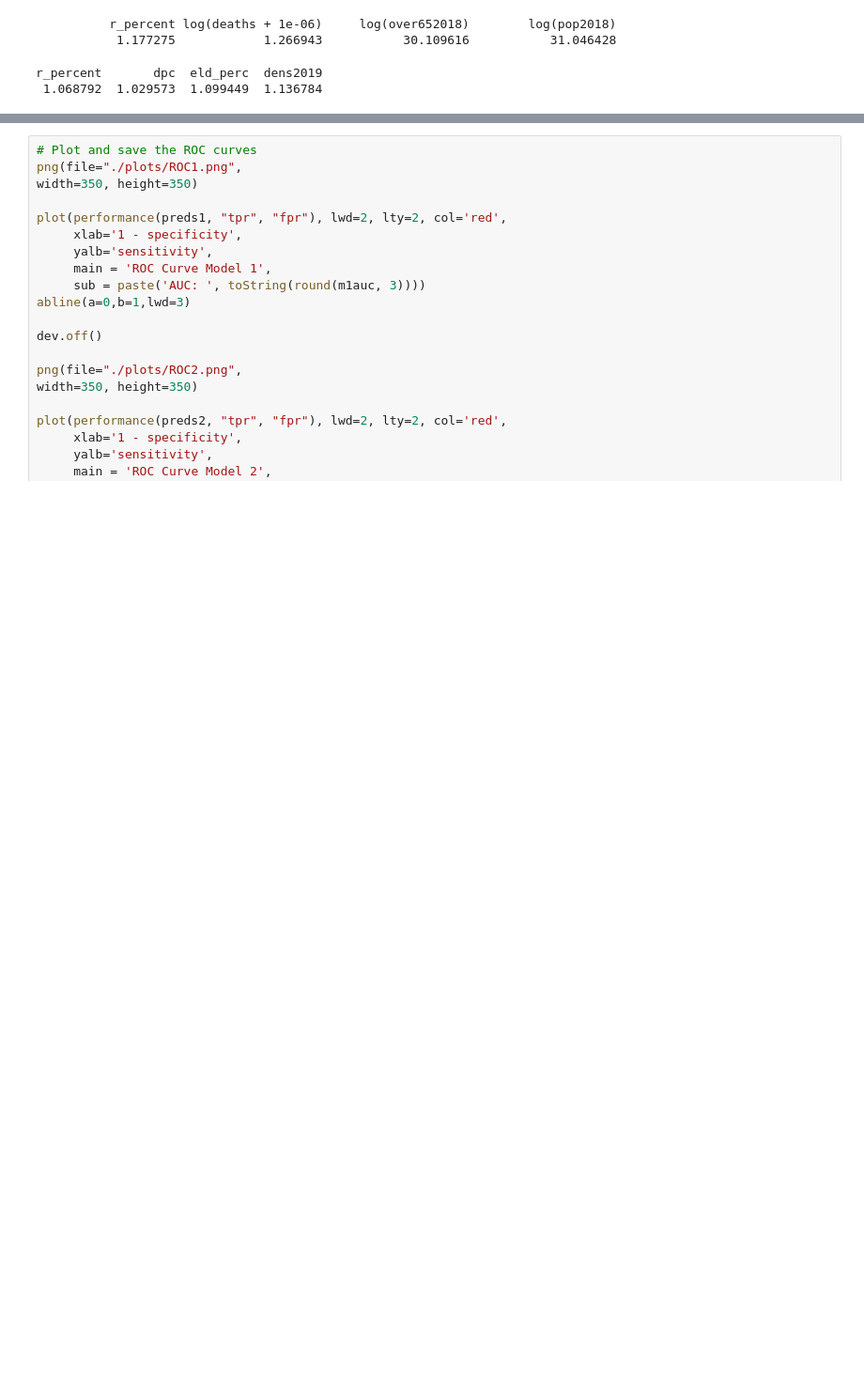
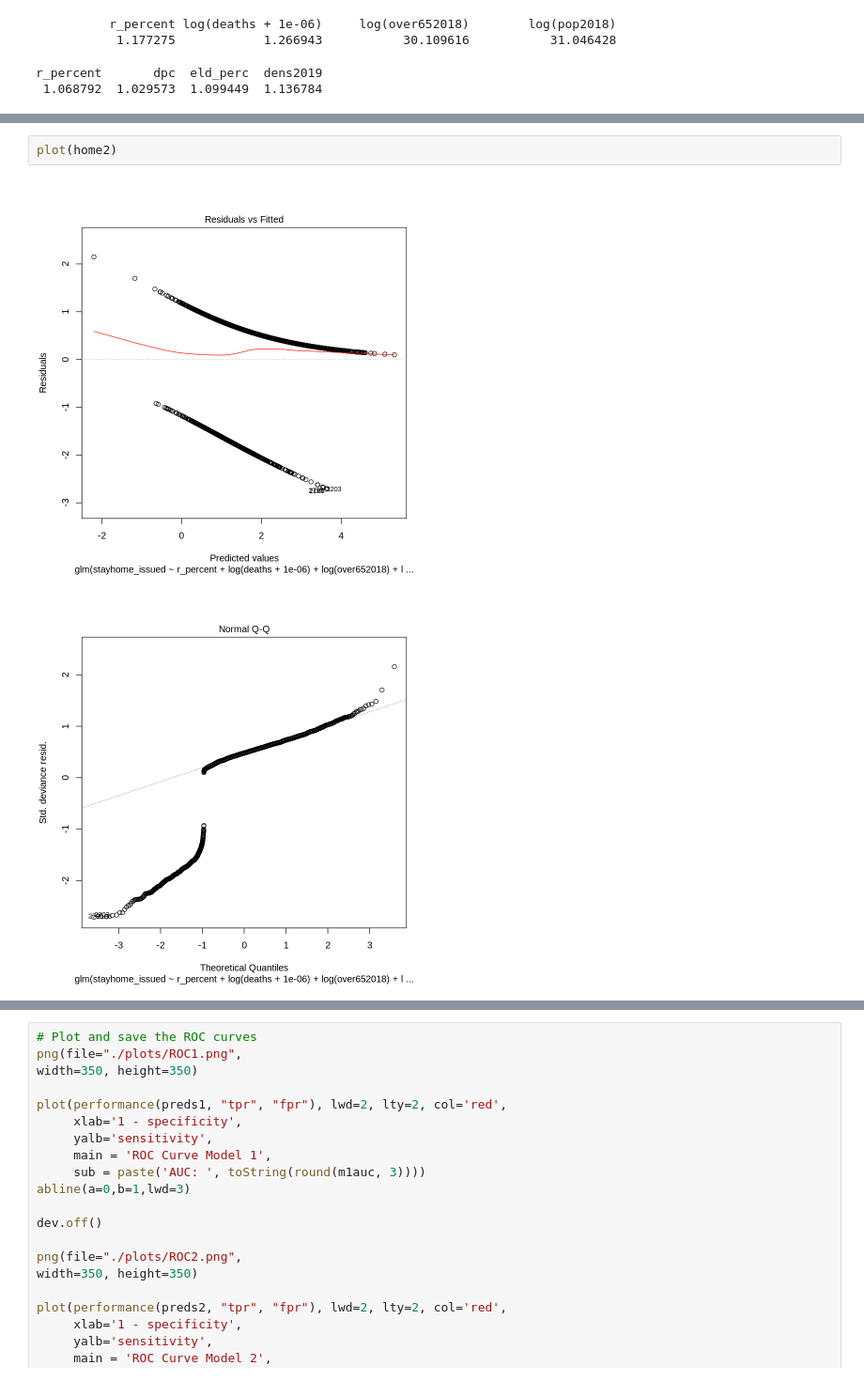
Before and after one commit to MLBurnham/503_covid, a Jupyter notebook: analysis.ipynb, the cells around one changed output, grey strips where cells are left out. Shown at 94% size. Drawn from its saved outputs; the diff is of its cells as text; blank space fills up the shorter version.

```diff
--- a/analysis.ipynb
+++ b/analysis.ipynb
@@ -604,0 +247,5 @@ Examples
+# %%
+plot(home2)
+# %% [output]
+[figure, added]
+[figure, added]
```
Also changed, not shown: parts of 58 cells of this notebook, 9 other files.
